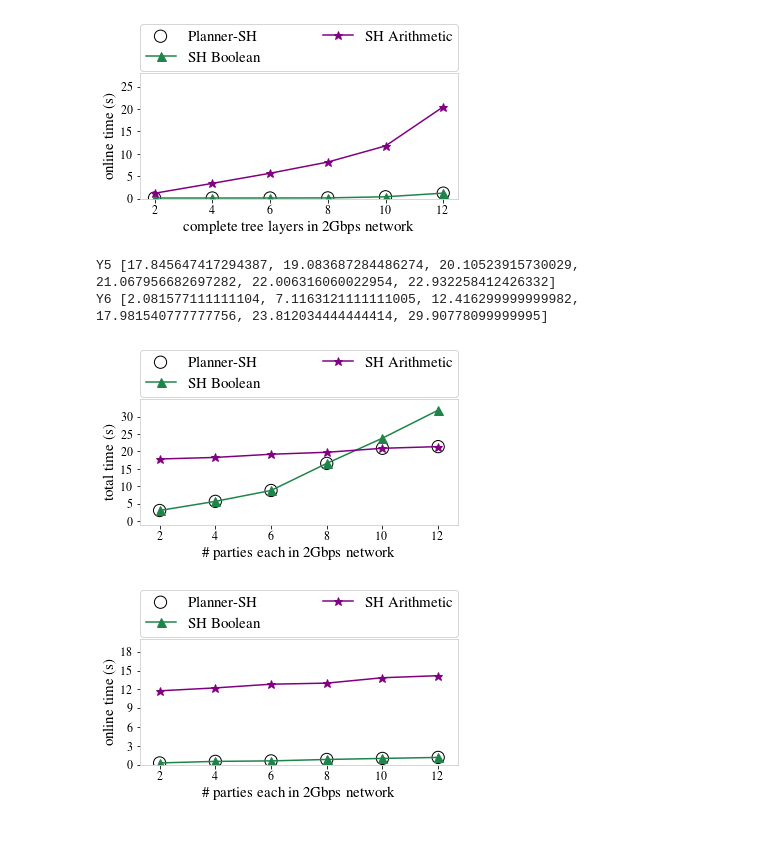
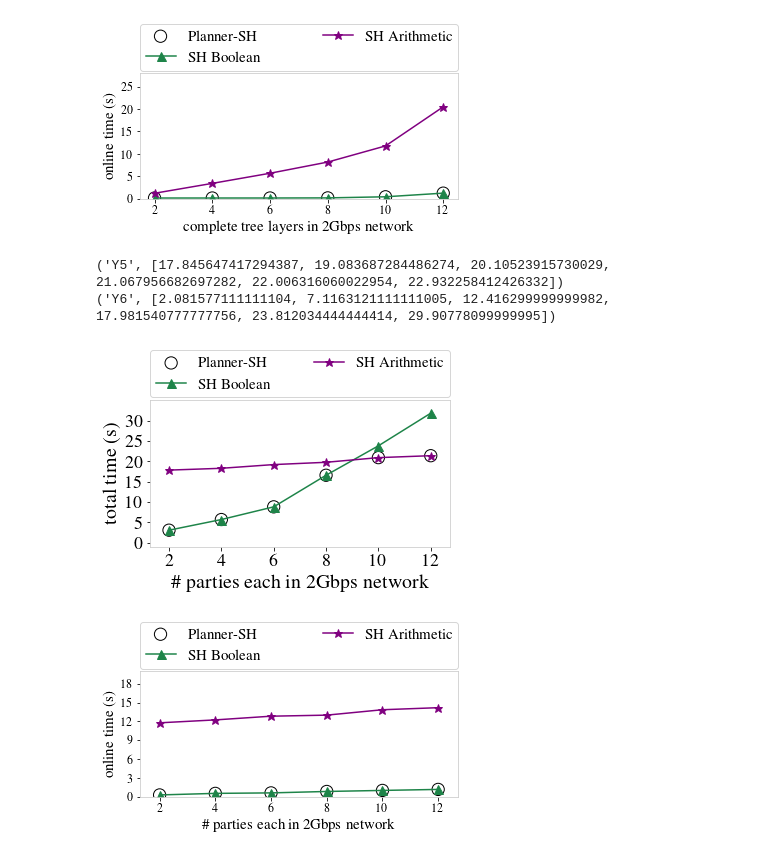
Before and after one commit to mc2-project/cerebro, a Jupyter notebook: Benchmark/Plot.ipynb, the cells around one changed output. Saved outputs shown, nothing was run; the diff lists cells and outputs as text; code cells hidden in the pictures.

```diff
--- a/Benchmark/Plot.ipynb
+++ b/Benchmark/Plot.ipynb
@@ -28,7 +28,7 @@ mpl.rcParams['pdf.fonttype'] = 42
 mpl.rcParams['ps.fonttype'] = 42
 mpl.rcParams['xtick.labelsize'] = 20
 mpl.rcParams.update({'figure.max_open_warning': 0})
-mpl.rcParams.update({"font.size": 34,"figure.autolayout": True})
+mpl.rcParams.update({"font.size": 38,"figure.autolayout": True})
 mpl.rc("axes", edgecolor="0.8")
 plt.rcParams["font.family"] = "Times New Roman"
 
@@ -305,41 +305,41 @@ def plot_dt_total_parties():
     p5 = plt.scatter(x, [y1[0], y1[1], y1[2], y1[3], y2[4], y2[5]], s=150, facecolors='none', edgecolors='black', label="Planner-SH")
 
     #plt.plot(x, y5, linestyle='dotted', marker='*', markersize=9, color=blue, label="SH Arithmetic (Model)")
     #plt.plot(x, y6, linestyle='dotted', marker='*', markersize=9, color=red, label="SH Boolean (Model)")
     print("Y5", y5)
     print("Y6", y6)
 
 
     axes = plt.gca()
     #axes.set_ylim(0, 26000)
     #plt.yticks([1, 10, 100, 1000, 10000, 100000], fontsize=12)
     axes = plt.gca()
     axes.set_ylim([-1, 35])
     handles, labels = axes.get_legend_handles_labels()
     axes.legend([handles[-1]] + handles[:-1], [labels[-1]] + labels[:-1], ncol=2, columnspacing=0.2, fontsize=15, bbox_to_anchor=(0,1.02,1,4), loc="lower left",
                 mode="expand", borderaxespad=0)
 
     #plt.legend(ncol=2, columnspacing=0.2, fontsize=15, bbox_to_anchor=(0,1.02,1,4), loc="lower left",
                 #mode="expand", borderaxespad=0)
 
-    plt.ylabel("total time (s)",fontsize=15)
-    plt.yticks(np.arange(0,35,5), fontsize=12)
-    plt.xlabel("\# parties each in 2Gbps network", fontsize=15)
+    plt.ylabel("total time (s)",fontsize=20)
+    plt.yticks(np.arange(0,35,5), fontsize=18)
+    plt.xlabel("\# parties each in 2Gbps network", fontsize=20)
     xts = [2, 4, 6, 8, 10, 12]
-    plt.xticks(xts, ["$2$", "$4$", "$6$", "$8$", "$10$", "$12$"], fontsize=12)
+    plt.xticks(xts, ["$2$", "$4$", "$6$", "$8$", "$10$", "$12$"], fontsize=18)
 
     fig = plt.gcf()
-    fig.set_size_inches(6, 3.3, forward=True)
+    fig.set_size_inches(6, 4.5, forward=True)
 
     pp = PdfPages('Exp_5a_dt_offline_online.pdf')
     plt.savefig(pp, format='pdf', bbox_inches='tight', dpi=fig.dpi)
     pp.close()
     plt.show()
 plot_dt_total_parties()
 # %% [output]
-Y5 [17.845647417294387, 19.083687284486274, 20.10523915730029, 21.067956682697282, 22.006316060022954, 22.932258412426332]
-Y6 [2.081577111111104, 7.1163121111111005, 12.416299999999982, 17.981540777777756, 23.812034444444414, 29.90778099999995]
+('Y5', [17.845647417294387, 19.083687284486274, 20.10523915730029, 21.067956682697282, 22.006316060022954, 22.932258412426332])
+('Y6', [2.081577111111104, 7.1163121111111005, 12.416299999999982, 17.981540777777756, 23.812034444444414, 29.90778099999995])
-[figure, old version]
+[figure, new version]
 # %%
 def plot_dt_online_parties():
     #plt.yscale('log')
```
Also changed, not shown: parts of 3 cells of this notebook, 6 other files.
